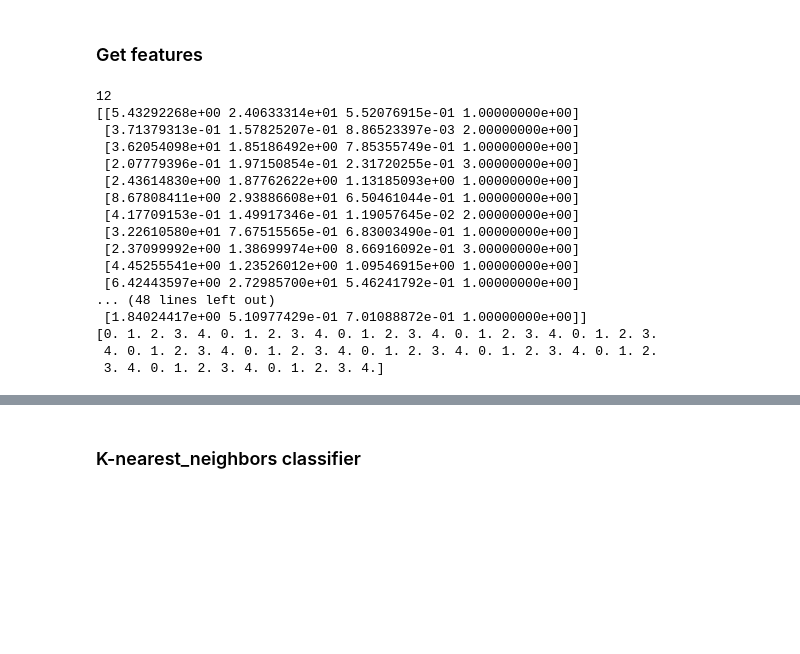
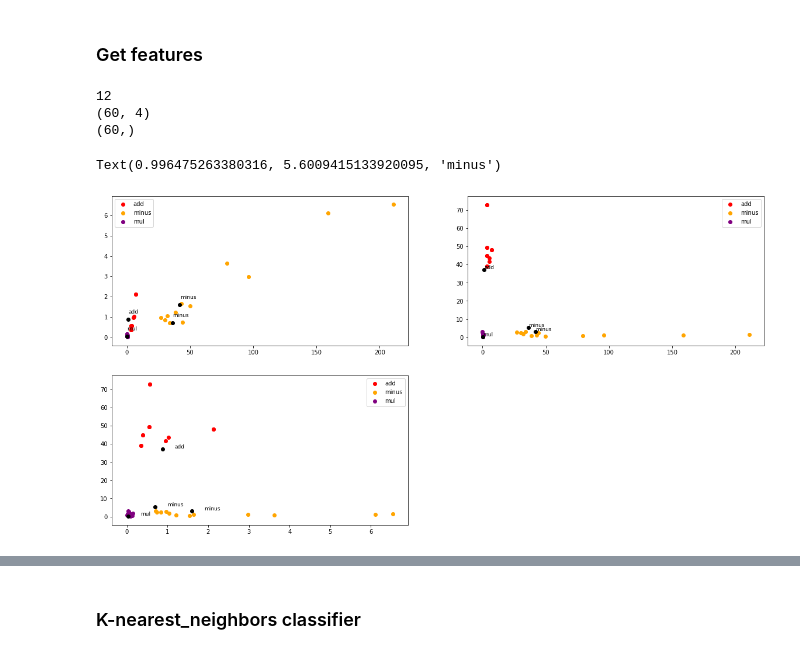
Before and after one commit to sebemery/Iapr2020, a Jupyter notebook: Project/operator_classifier.ipynb, the cells around one changed output, grey strips where cells are left out. Drawn from its saved outputs; the diff is of its cells as text; code cells hidden in the pictures; blank space fills up the shorter version.

```diff
--- a/Project/operator_classifier.ipynb
+++ b/Project/operator_classifier.ipynb
@@ -159,24 +173,61 @@ def get_features(operators,Nb_coeff,target =False ) :
     if(target == True) :
         return features,targets
 # %%
-features,targets = get_features(operators,5,True)
-print(features)
-print(targets)
+features,targets = get_features(operators,6,True)
+print(features.shape)
+print(targets.shape)
 # %% [output]
 12
-[[5.43292268e+00 2.40633314e+01 5.52076915e-01 1.00000000e+00]
- [3.71379313e-01 1.57825207e-01 8.86523397e-03 2.00000000e+00]
- [3.62054098e+01 1.85186492e+00 7.85355749e-01 1.00000000e+00]
- [2.07779396e-01 1.97150854e-01 2.31720255e-01 3.00000000e+00]
- [2.43614830e+00 1.87762622e+00 1.13185093e+00 1.00000000e+00]
- [8.67808411e+00 2.93886608e+01 6.50461044e-01 1.00000000e+00]
- [4.17709153e-01 1.49917346e-01 1.19057645e-02 2.00000000e+00]
- [3.22610580e+01 7.67515565e-01 6.83003490e-01 1.00000000e+00]
- [2.37099992e+00 1.38699974e+00 8.66916092e-01 3.00000000e+00]
- [4.45255541e+00 1.23526012e+00 1.09546915e+00 1.00000000e+00]
- [6.42443597e+00 2.72985700e+01 5.46241792e-01 1.00000000e+00]
-... (48 lines left out)
- [1.84024417e+00 5.10977429e-01 7.01088872e-01 1.00000000e+00]]
-[0. 1. 2. 3. 4. 0. 1. 2. 3. 4. 0. 1. 2. 3. 4. 0. 1. 2. 3. 4. 0. 1. 2. 3.
- 4. 0. 1. 2. 3. 4. 0. 1. 2. 3. 4. 0. 1. 2. 3. 4. 0. 1. 2. 3. 4. 0. 1. 2.
- 3. 4. 0. 1. 2. 3. 4. 0. 1. 2. 3. 4.]
+(60, 4)
+(60,)
+# %%
+def plot_two_Fourier_descriptor(features , target, coeff1,coeff2 ) :
+
+    for idx,t in enumerate(target) :
+        if (t == 0) :
+            add = plt.scatter(features[idx,coeff1],features[idx,coeff2],c='red')
+        #if (t == 1) :
+            #equal = plt.scatter(features[idx,coeff1],features[idx,coeff2],c='blue')
+        if (t == 2) :
+            minus = plt.scatter(features[idx,coeff1],features[idx,coeff2],c='orange')
+        #if (t == 3) :
+            #div = plt.scatter(features[idx,coeff1],features[idx,coeff2],c='green')
+        if (t == 4) :
+            mul = plt.scatter(features[idx,coeff1],features[idx,coeff2],c='purple')
+
+    plt.legend((add,minus,mul),('add','minus','mul'))
+# %%
+plt.figure(figsize=(20,16))
+plt.subplot(321)
+plot_two_Fourier_descriptor(features , targets,0,1 )
+plt.scatter(features_minus[0],features_minus[1],c ='black')
+plt.text(features_minus[0]+0.3, features_minus[1]+0.3, 'minus', fontsize=9)
+plt.scatter(features_crop[1,0],features_crop[1,1],c ='black')
+plt.text(features_crop[1,0]+0.3, features_crop[1,1]+0.3, 'add', fontsize=9)
+plt.scatter(features_crop[2,0],features_crop[2,1],c ='black')
+plt.text(features_crop[2,0]+0.3, features_crop[2,1]+0.3, 'mul', fontsize=9)
+plt.scatter(features_minus2[0],features_minus2[1],c ='black')
+plt.text(features_minus2[0]+0.3, features_minus2[1]+0.3, 'minus', fontsize=9)
+plt.subplot(322)
+plot_two_Fourier_descriptor(features , targets,0,2 )
+plt.scatter(features_minus[0],features_minus[2],c ='black')
+plt.text(features_minus[0]+0.3, features_minus[2]+0.3, 'minus', fontsize=9)
+plt.scatter(features_crop[1,0],features_crop[1,2],c ='black')
+plt.text(features_crop[1,0]+0.3, features_crop[1,2]+0.3, 'add', fontsize=9)
+plt.scatter(features_crop[2,0],features_crop[2,2],c ='black')
+plt.text(features_crop[2,0]+0.3, features_crop[2,2]+0.3, 'mul', fontsize=9)
+plt.scatter(features_minus2[0],features_minus2[2],c ='black')
+plt.text(features_minus2[0]+0.3, features_minus2[2]+0.3, 'minus', fontsize=9)
+plt.subplot(323)
+plot_two_Fourier_descriptor(features , targets,1,2 )
+plt.scatter(features_minus[1],features_minus[2],c ='black')
+plt.text(features_minus[1]+0.3, features_minus[2]+0.3, 'minus', fontsize=9)
+plt.scatter(features_crop[1,1],features_crop[1,2],c ='black')
+plt.text(features_crop[1,1]+0.3, features_crop[1,2]+0.3, 'add', fontsize=9)
+plt.scatter(features_crop[2,1],features_crop[2,2],c ='black')
+plt.text(features_crop[2,1]+0.3, features_crop[2,2]+0.3, 'mul', fontsize=9)
+plt.scatter(features_minus2[1],features_minus2[2],c ='black')
+plt.text(features_minus2[1]+0.3, features_minus2[2]+0.3, 'minus', fontsize=9)
+# %% [output]
+Text(0.996475263380316, 5.6009415133920095, 'minus')
+[figure, added]
```
Also changed, not shown: parts of 17 cells of this notebook, 15 other files.
